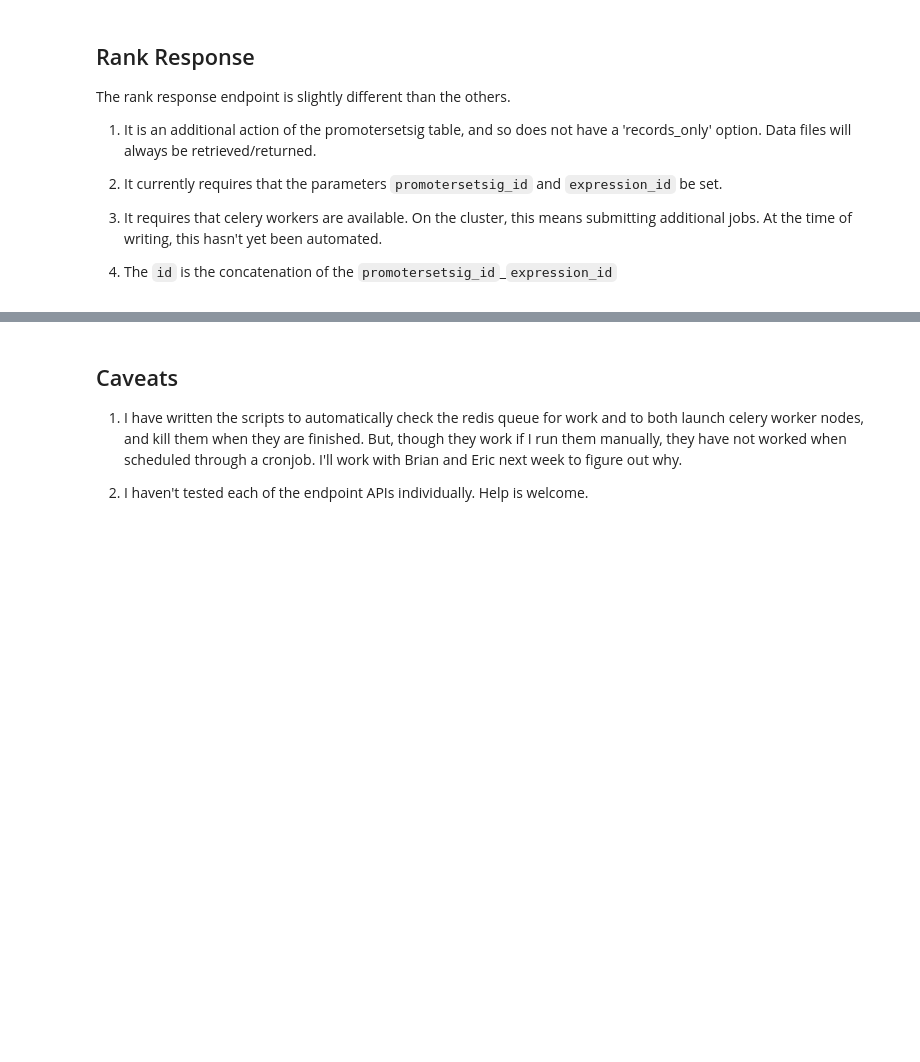
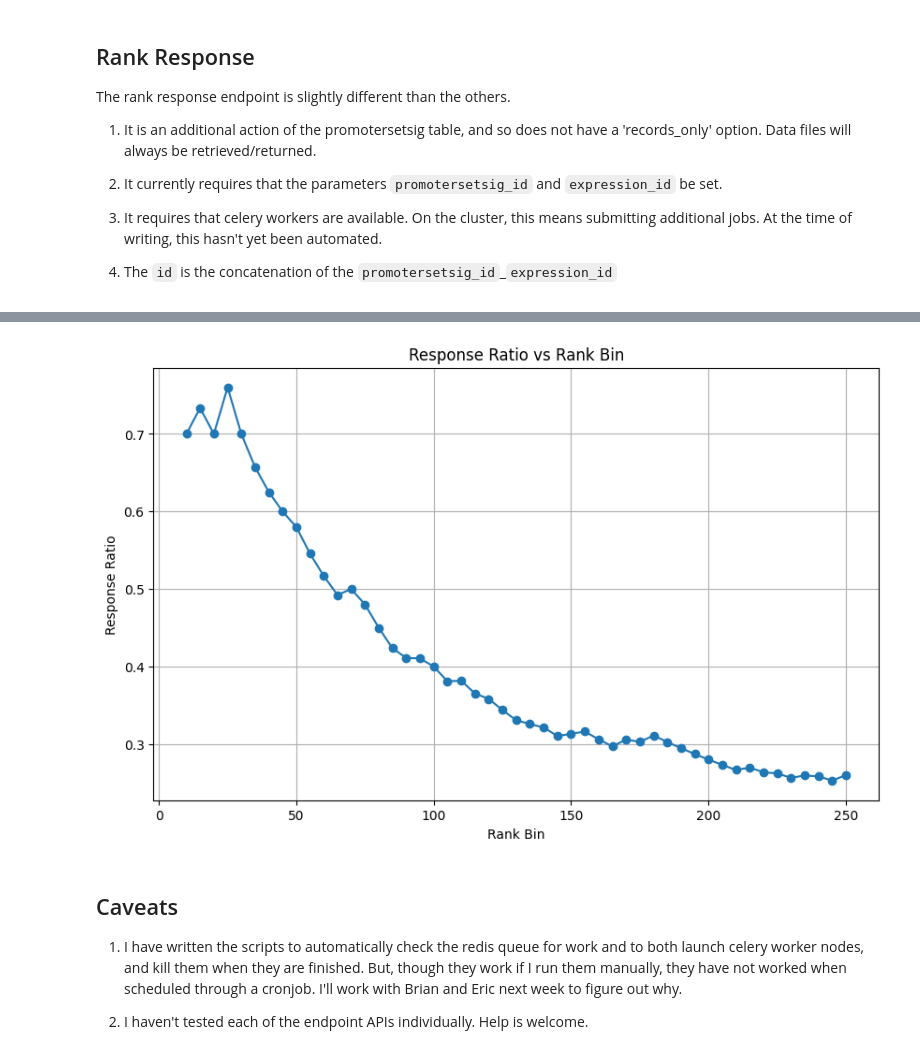
Before and after one commit to ejiawustl/yeastdnnexplorer, a Jupyter notebook: docs/tutorials/database_interface.ipynb, the cells around one changed output, grey strips where cells are left out. Cells and saved outputs as stored; diff of their text form; code cells hidden in the pictures; blank space fills up the shorter version.

```diff
--- a/docs/tutorials/database_interface.ipynb
+++ b/docs/tutorials/database_interface.ipynb
@@ -353,0 +411,9 @@ plt.show()
+# %%
+rr_api.pop_params(None)
+
+rr_api.push_params({"promotersetsig_id": "6873",
+                    "expression_id": "2510"})
+
+agg_result = await rr_api.read()
+
+agg_result
@@ -354,3 +438,17 @@ plt.show()
+# %%
+agg_df = agg_result.get("data").get(agg_result.get("metadata").id[0]).iloc[1:50,:]
+
+# Plot
+plt.figure(figsize=(10, 6))
+plt.plot(agg_df['rank_bin'], agg_df['response_ratio'], marker='o')
+plt.title('Aggregated GZF3. McIsaac 15 2510')
+plt.xlabel('Rank Bin')
+plt.ylabel('Response Ratio')
+plt.title('Response Ratio vs Rank Bin')
+plt.grid(True)
+plt.show()
+# %% [output]
+[figure, added]
 # %% [markdown]
 ## Caveats
 
```
Also changed, not shown: parts of 19 cells of this notebook.
